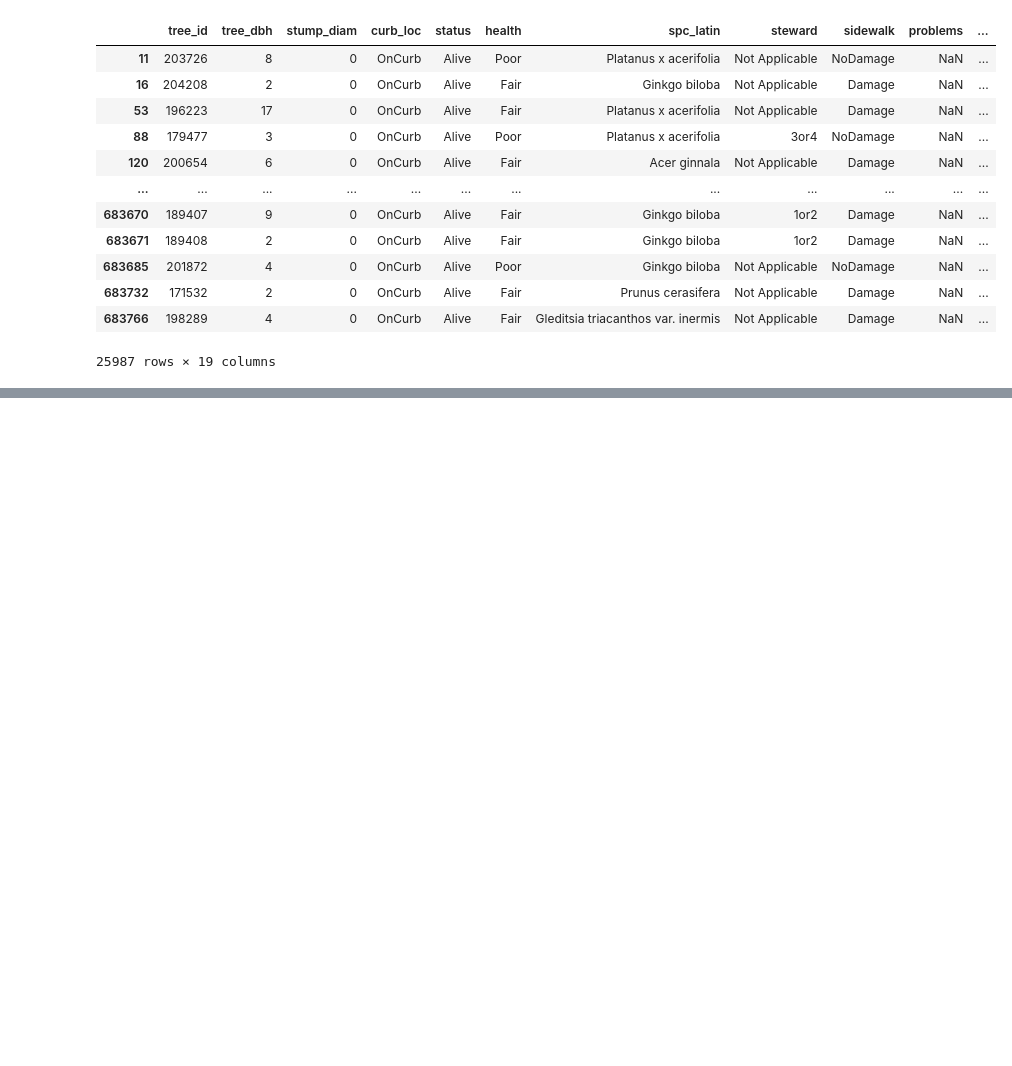
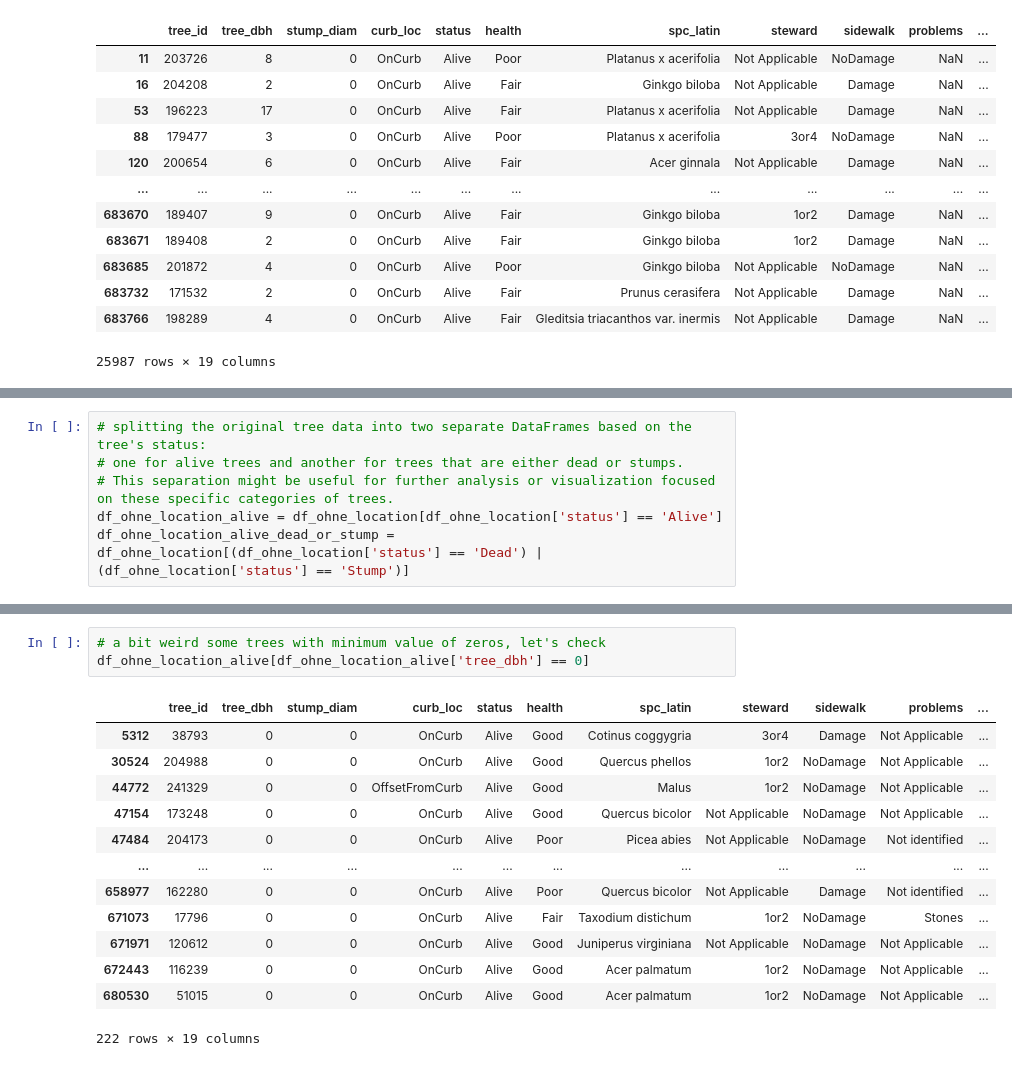
Before and after one commit to ecomunick/python_projects, a Jupyter notebook: pandas/01_data_exploration_nyc_trees.ipynb, the cells around one changed output, grey strips where cells are left out. Drawn from its saved outputs; the diff is of its cells as text; blank space fills up the shorter version.

```diff
--- a/pandas/01_data_exploration_nyc_trees.ipynb
+++ b/pandas/01_data_exploration_nyc_trees.ipynb
@@ -754,0 +834,6 @@ df_ohne_location[df_ohne_location['problems'].isna()]
+# %%
+# splitting the original tree data into two separate DataFrames based on the tree's status:
+# one for alive trees and another for trees that are either dead or stumps.
+# This separation might be useful for further analysis or visualization focused on these specific categories of trees.
+df_ohne_location_alive = df_ohne_location[df_ohne_location['status'] == 'Alive']
+df_ohne_location_alive_dead_or_stump = df_ohne_location[(df_ohne_location['status'] == 'Dead') | (df_ohne_location['status'] == 'Stump')]
@@ -754,0 +860,17 @@ df_ohne_location[df_ohne_location['problems'].isna()]
+# %%
+# a bit weird some trees with minimum value of zeros, let's check
+df_ohne_location_alive[df_ohne_location_alive['tree_dbh'] == 0]
+# %% [output]
+|  | tree_id | tree_dbh | stump_diam | curb_loc | status | health | spc_latin | steward | sidewalk | problems | ... |
+| 5312 | 38793 | 0 | 0 | OnCurb | Alive | Good | Cotinus coggygria | 3or4 | Damage | Not Applicable | ... |
+| 30524 | 204988 | 0 | 0 | OnCurb | Alive | Good | Quercus phellos | 1or2 | NoDamage | Not Applicable | ... |
+| 44772 | 241329 | 0 | 0 | OffsetFromCurb | Alive | Good | Malus | 1or2 | NoDamage | Not Applicable | ... |
+| 47154 | 173248 | 0 | 0 | OnCurb | Alive | Good | Quercus bicolor | Not Applicable | NoDamage | Not Applicable | ... |
+| 47484 | 204173 | 0 | 0 | OnCurb | Alive | Poor | Picea abies | Not Applicable | NoDamage | Not identified | ... |
+| ... | ... | ... | ... | ... | ... | ... | ... | ... | ... | ... | ... |
+| 658977 | 162280 | 0 | 0 | OnCurb | Alive | Poor | Quercus bicolor | Not Applicable | Damage | Not identified | ... |
+| 671073 | 17796 | 0 | 0 | OnCurb | Alive | Fair | Taxodium distichum | 1or2 | NoDamage | Stones | ... |
+| 671971 | 120612 | 0 | 0 | OnCurb | Alive | Good | Juniperus virginiana | Not Applicable | NoDamage | Not Applicable | ... |
+| 672443 | 116239 | 0 | 0 | OnCurb | Alive | Good | Acer palmatum | 1or2 | NoDamage | Not Applicable | ... |
+| 680530 | 51015 | 0 | 0 | OnCurb | Alive | Good | Acer palmatum | 1or2 | NoDamage | Not Applicable | ... |
+222 rows × 19 columns
```
Also changed, not shown: parts of 21 cells of this notebook.
